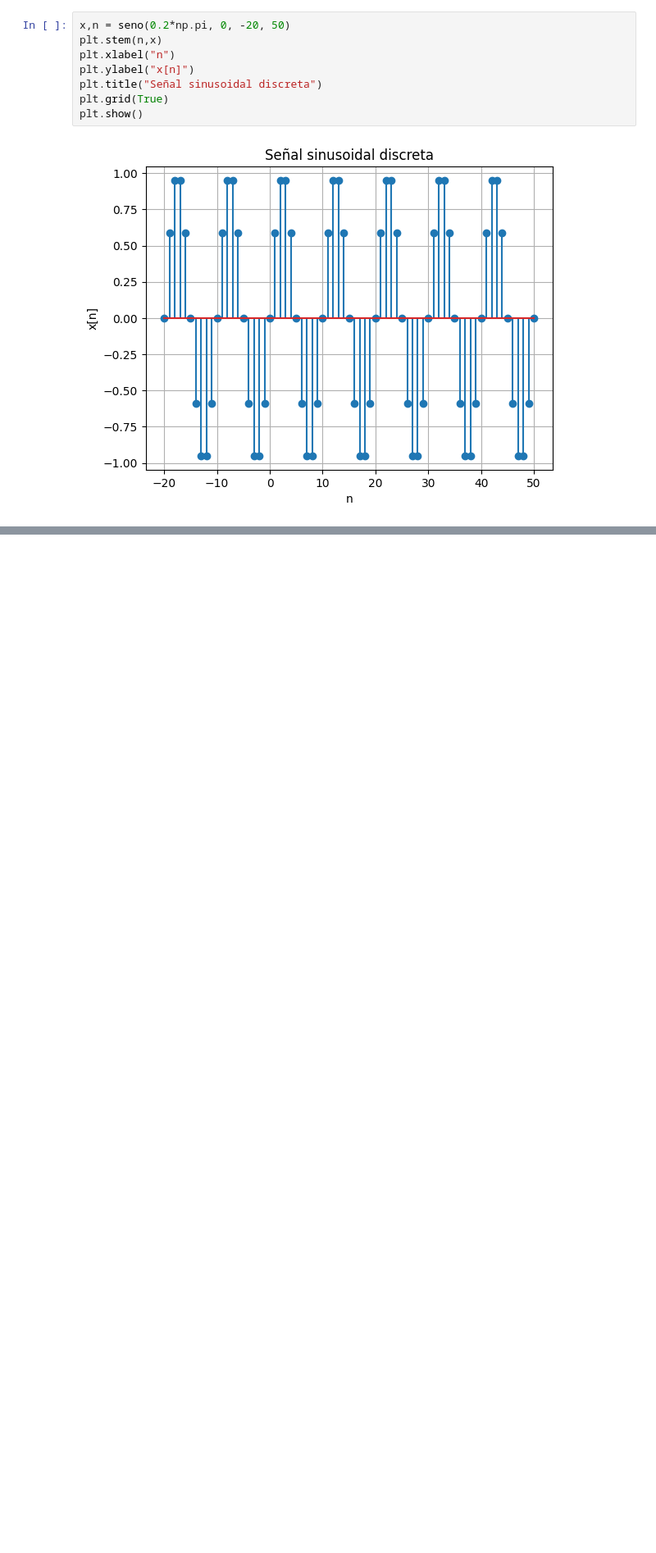
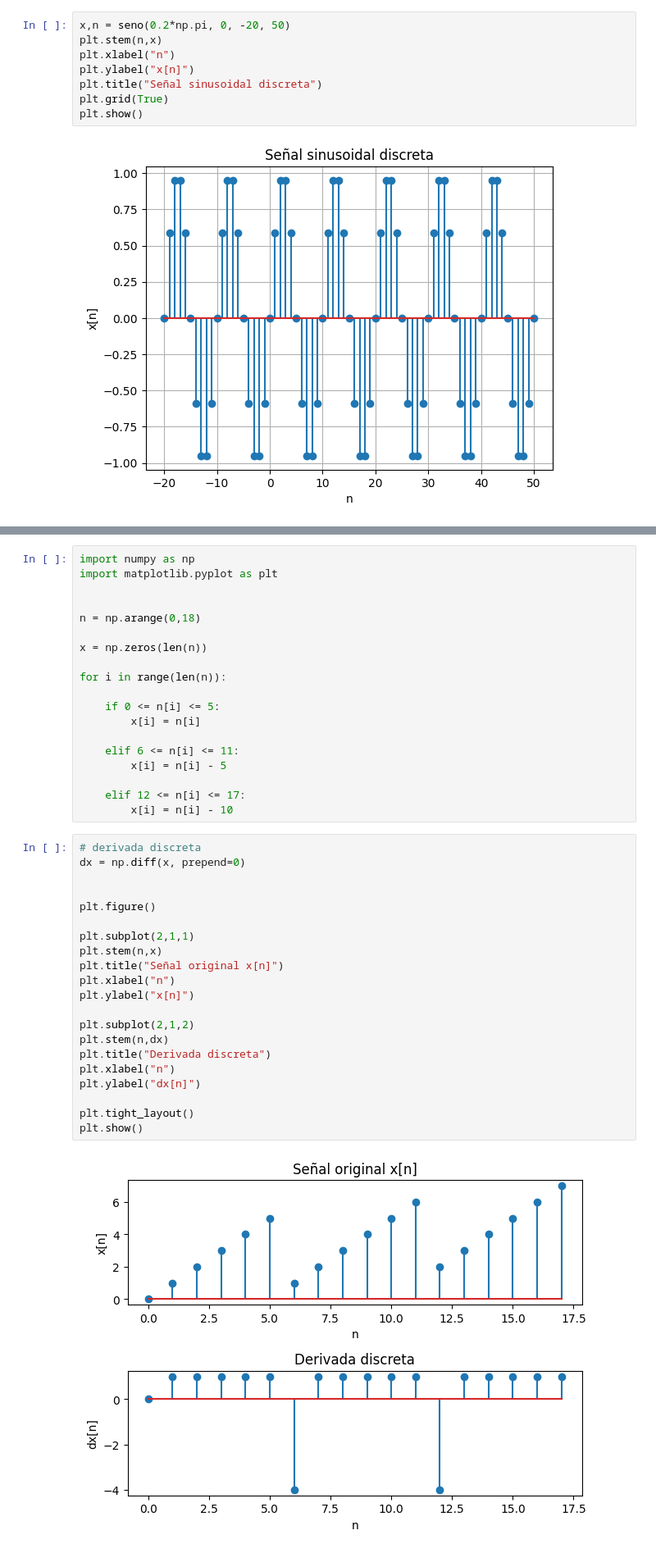
Before and after one commit to loaiza10/Laboratorio-de-biosenales, a Jupyter notebook: Practica#2_ELS_JEHC/Practica2_ELS_JEHC.ipynb, the cells around one changed output, grey strips where cells are left out. Shown at 82% size. Saved outputs shown, nothing was run; the diff lists cells and outputs as text; blank space fills up the shorter version.

```diff
--- a/Practica#2_ELS_JEHC/Practica2_ELS_JEHC.ipynb
+++ b/Practica#2_ELS_JEHC/Practica2_ELS_JEHC.ipynb
@@ -156,0 +174,42 @@ plt.show()
+# %%
+import numpy as np
+import matplotlib.pyplot as plt
+
+
+n = np.arange(0,18)
+
+x = np.zeros(len(n))
+
+for i in range(len(n)):
+
+    if 0 <= n[i] <= 5:
+        x[i] = n[i]
+
+    elif 6 <= n[i] <= 11:
+        x[i] = n[i] - 5
+
+    elif 12 <= n[i] <= 17:
+        x[i] = n[i] - 10
+# %%
+# derivada discreta
+dx = np.diff(x, prepend=0)
+
+
+plt.figure()
+
+plt.subplot(2,1,1)
+plt.stem(n,x)
+plt.title("Señal original x[n]")
+plt.xlabel("n")
+plt.ylabel("x[n]")
+
+plt.subplot(2,1,2)
+plt.stem(n,dx)
+plt.title("Derivada discreta")
+plt.xlabel("n")
+plt.ylabel("dx[n]")
+
+plt.tight_layout()
+plt.show()
+# %% [output]
+[figure, added]
```
Also changed, not shown: parts of 2 cells of this notebook.
